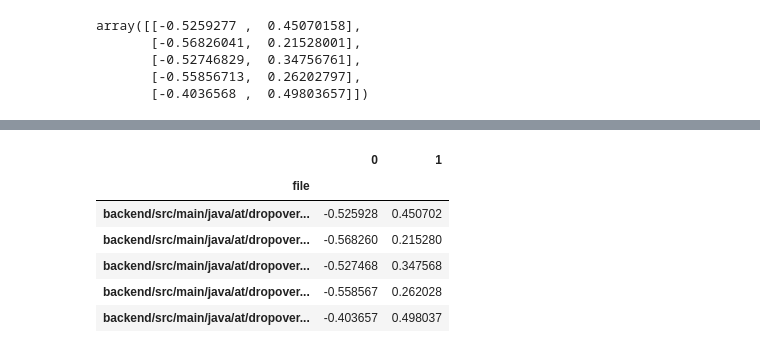
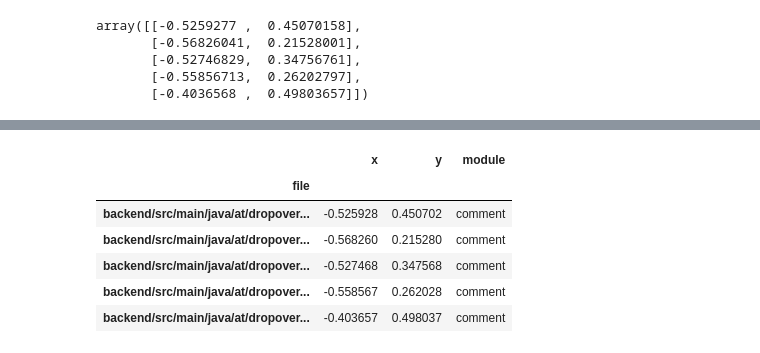
Before and after one commit to feststelltaste/software-analytics, a Jupyter notebook: notebooks/Checking modularization by co-changing code.ipynb, the cells around one changed output, grey strips where cells are left out. Saved outputs shown, nothing was run; the diff lists cells and outputs as text; code cells hidden in the pictures.

```diff
--- a/notebooks/Checking modularization by co-changing code.ipynb
+++ b/notebooks/Checking modularization by co-changing code.ipynb
@@ -196,11 +208,15 @@ plt.scatter(x, y)
 # %%
-dissimilarity_2d_df = pd.DataFrame(dissimilarity_2d, index=commit_matrix.index)
+dissimilarity_2d_df = pd.DataFrame(
+    dissimilarity_2d,
+    index=commit_matrix.index,
+    columns=["x", "y"])
+dissimilarity_2d_df['module'] = dissimilarity_2d_df.index.str.split("/").str[6]
 dissimilarity_2d_df.head()
 # %% [output]
-|  | 0 | 1 |
-| file |  |  |
-| backend/src/main/java/at/dropover... | -0.525928 | 0.450702 |
-| backend/src/main/java/at/dropover... | -0.568260 | 0.215280 |
-| backend/src/main/java/at/dropover... | -0.527468 | 0.347568 |
-| backend/src/main/java/at/dropover... | -0.558567 | 0.262028 |
-| backend/src/main/java/at/dropover... | -0.403657 | 0.498037 |
+|  | x | y | module |
+| file |  |  |  |
+| backend/src/main/java/at/dropover... | -0.525928 | 0.450702 | comment |
+| backend/src/main/java/at/dropover... | -0.568260 | 0.215280 | comment |
+| backend/src/main/java/at/dropover... | -0.527468 | 0.347568 | comment |
+| backend/src/main/java/at/dropover... | -0.558567 | 0.262028 | comment |
+| backend/src/main/java/at/dropover... | -0.403657 | 0.498037 | comment |
```
Also changed, not shown: parts of 24 cells of this notebook.
